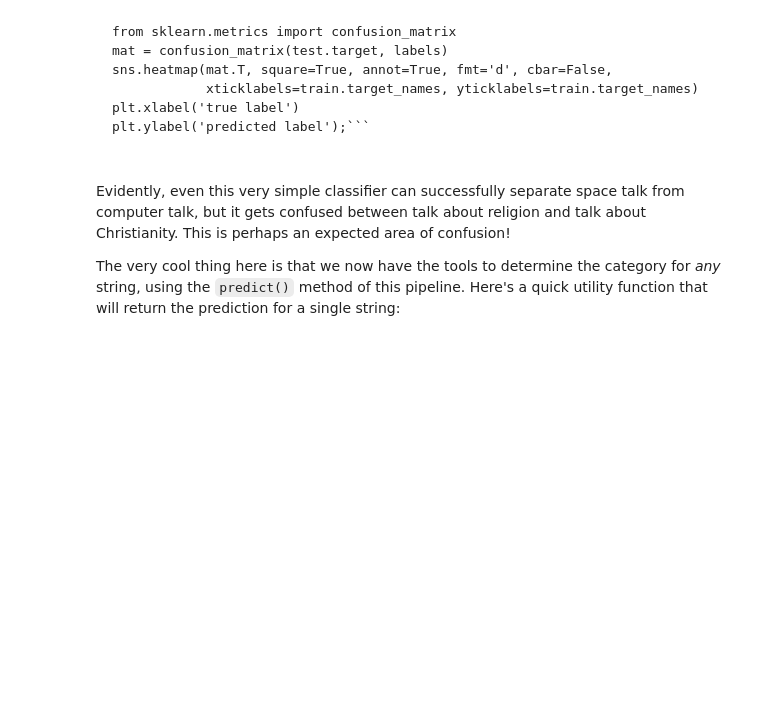
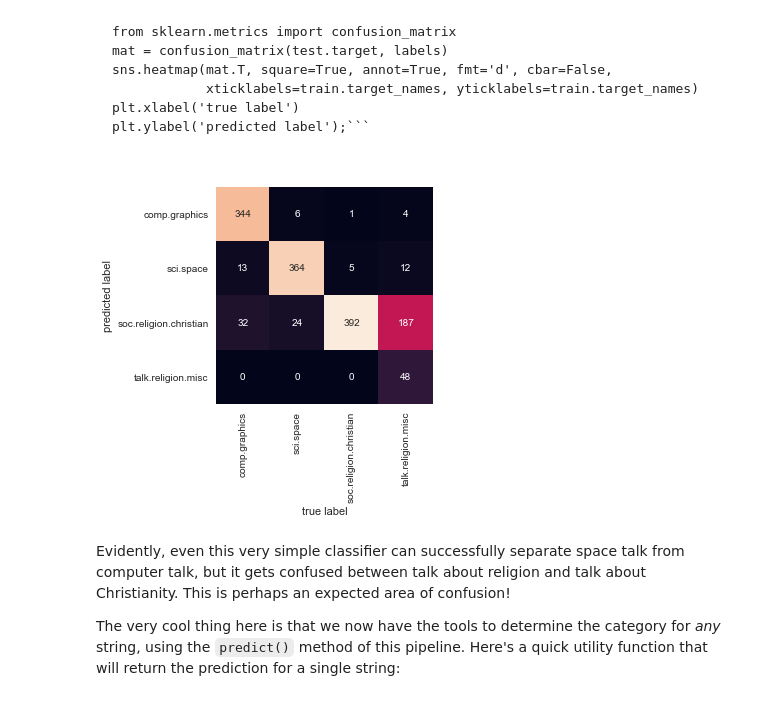
Before and after one commit to linhmai1603/info213, a Jupyter notebook: INFO213-Week5-Lecture-naiveBayes.ipynb, the cells around one changed output. Cells and saved outputs as stored; diff of their text form; code cells hidden in the pictures; blank space fills up the shorter version.

````diff
--- a/INFO213-Week5-Lecture-naiveBayes.ipynb
+++ b/INFO213-Week5-Lecture-naiveBayes.ipynb
@@ -321,12 +339,20 @@
 ```
 model_vectorizer = TfidfVectorizer()
 model_classifier = MultinomialNB()```
+# %%
+model_vectorizer = TfidfVectorizer()
+model_classifier = MultinomialNB()
 # %% [markdown]
 With this pipeline, we can apply the model to the training data, and predict labels for the test data:
 # %% [markdown]
 ```
 model_vectorizer.fit(train.data)
 vectors = model_vectorizer.transform(train.data)```
+# %%
+model_vectorizer.fit(train.data)
+vectors = model_vectorizer.transform(train.data)
 # %% [markdown]
 ```
 model_classifier.fit(vectors, train.target)```
+# %%
+model_classifier.fit(vectors, train.target)
@@ -334,6 +362,9 @@
 ```
 test_vectors = model_vectorizer.transform(test.data)
 labels = model_classifier.predict(test_vectors)```
+# %%
+test_vectors = model_vectorizer.transform(test.data)
+labels = model_classifier.predict(test_vectors)
 # %% [markdown]
 Now that we have predicted the labels for the test data, we can evaluate them to learn about the performance of the estimator.
 For example, here is the confusion matrix between the true and predicted labels for the test data:
@@ -345,6 +376,15 @@ sns.heatmap(mat.T, square=True, annot=True, fmt='d', cbar=False,
             xticklabels=train.target_names, yticklabels=train.target_names)
 plt.xlabel('true label')
 plt.ylabel('predicted label');```
+# %%
+from sklearn.metrics import confusion_matrix
+mat = confusion_matrix(test.target, labels)
+sns.heatmap(mat.T, square=True, annot=True, fmt='d', cbar=False,
+            xticklabels=train.target_names, yticklabels=train.target_names)
+plt.xlabel('true label')
+plt.ylabel('predicted label');
+# %% [output]
+[figure, added]
 # %% [markdown]
 Evidently, even this very simple classifier can successfully separate space talk from computer talk, but it gets confused between talk about religion and talk about Christianity.
 This is perhaps an expected area of confusion!
````
Also changed, not shown: parts of 11 cells of this notebook, 2 other files.
